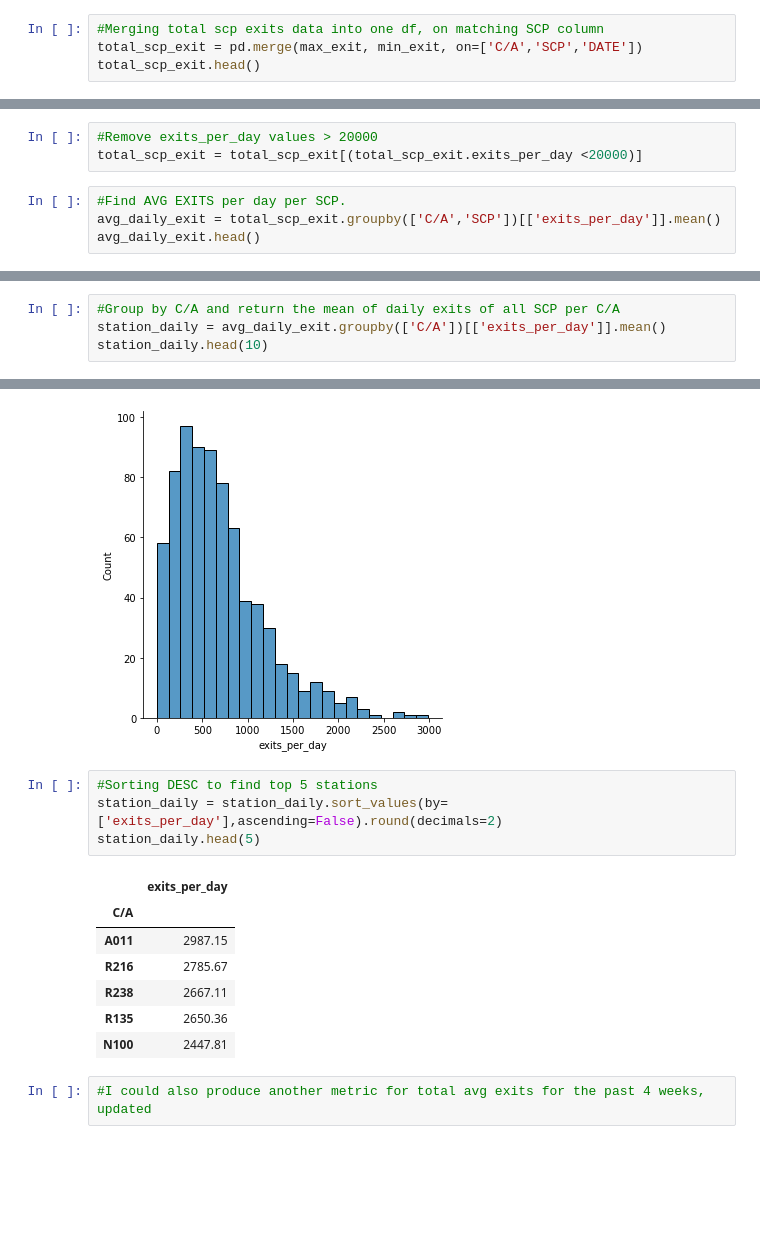
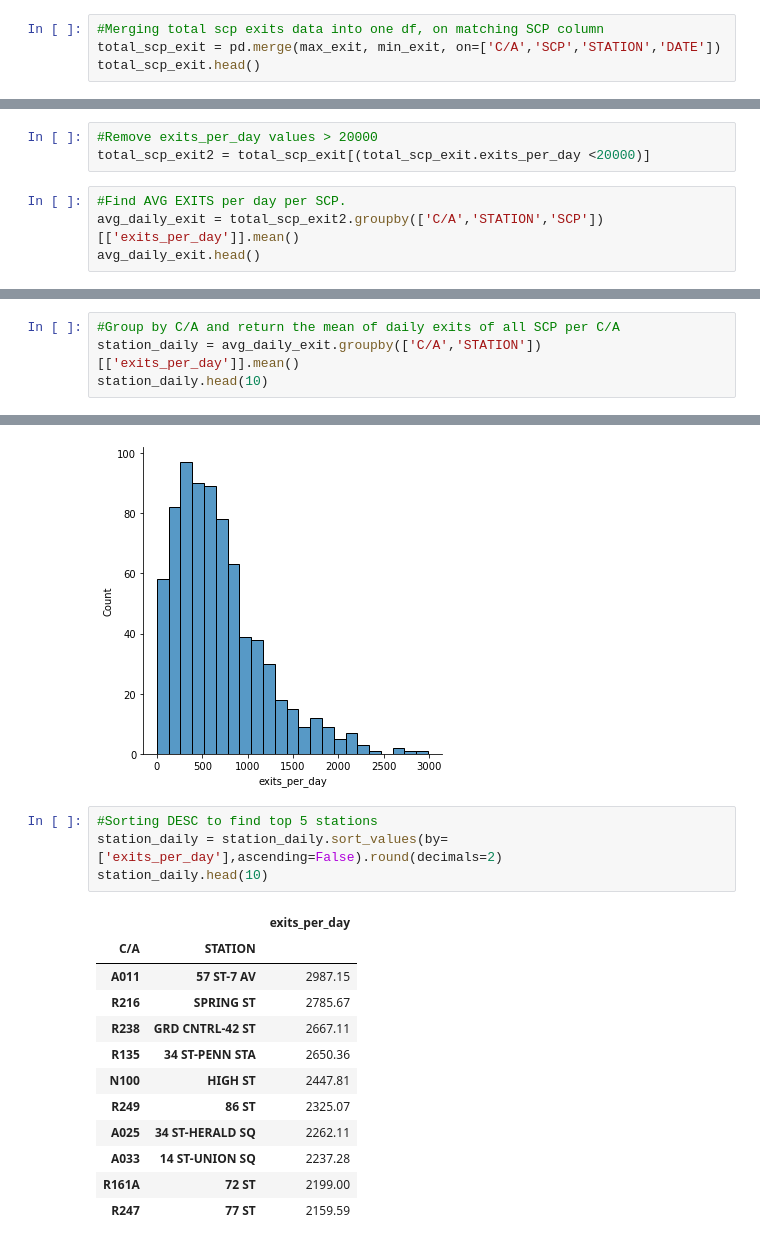
Before and after one commit to Andrewjw91/NY-MTA-Exploratory-Data-Analysis, a Jupyter notebook: mta py 2.ipynb, the cells around one changed output, grey strips where cells are left out. Saved outputs shown, nothing was run; the diff lists cells and outputs as text; blank space fills up the shorter version.

```diff
--- a/mta py 2.ipynb
+++ b/mta py 2.ipynb
@@ -72,5 +77,5 @@ min_exit = df.groupby(['C/A','SCP','DATE'])[['EXITS']].min()
 # %%
 #Merging total scp exits data into one df, on matching SCP column
-total_scp_exit = pd.merge(max_exit, min_exit, on=['C/A','SCP','DATE'])
+total_scp_exit = pd.merge(max_exit, min_exit, on=['C/A','SCP','STATION','DATE'])
 total_scp_exit.head()
 # %% [output]
@@ -119,9 +124,9 @@ sns.displot(total_scp_exit[(total_scp_exit.exits_per_day <20000)].exits_per_day)
 [figure]
 # %%
 #Remove exits_per_day values > 20000
-total_scp_exit = total_scp_exit[(total_scp_exit.exits_per_day <20000)]
+total_scp_exit2 = total_scp_exit[(total_scp_exit.exits_per_day <20000)]
 # %%
 #Find AVG EXITS per day per SCP.
-avg_daily_exit = total_scp_exit.groupby(['C/A','SCP'])[['exits_per_day']].mean()
+avg_daily_exit = total_scp_exit2.groupby(['C/A','STATION','SCP'])[['exits_per_day']].mean()
 avg_daily_exit.head()
 # %% [output]
@@ -135,5 +140,5 @@ avg_daily_exit.head()
 # %%
 #Group by C/A and return the mean of daily exits of all SCP per C/A
-station_daily = avg_daily_exit.groupby(['C/A'])[['exits_per_day']].mean()
+station_daily = avg_daily_exit.groupby(['C/A','STATION'])[['exits_per_day']].mean()
 station_daily.head(10)
 # %% [output]
@@ -157,14 +162,17 @@ sns.displot(station_daily.exits_per_day)
 # %%
 #Sorting DESC to find top 5 stations
 station_daily = station_daily.sort_values(by=['exits_per_day'],ascending=False).round(decimals=2)
-station_daily.head(5)
+station_daily.head(10)
 # %% [output]
-|  | exits_per_day |
-| C/A |  |
-| A011 | 2987.15 |
-| R216 | 2785.67 |
-| R238 | 2667.11 |
-| R135 | 2650.36 |
-| N100 | 2447.81 |
+|  |  | exits_per_day |
+| C/A | STATION |  |
+| A011 | 57 ST-7 AV | 2987.15 |
+| R216 | SPRING ST | 2785.67 |
+| R238 | GRD CNTRL-42 ST | 2667.11 |
+| R135 | 34 ST-PENN STA | 2650.36 |
+| N100 | HIGH ST | 2447.81 |
+| R249 | 86 ST | 2325.07 |
+| A025 | 34 ST-HERALD SQ | 2262.11 |
+| A033 | 14 ST-UNION SQ | 2237.28 |
+| R161A | 72 ST | 2199.00 |
+| R247 | 77 ST | 2159.59 |
-# %%
-#I could also produce another metric for total avg exits for the past 4 weeks, updated
```
Also changed, not shown: parts of 14 cells of this notebook.
